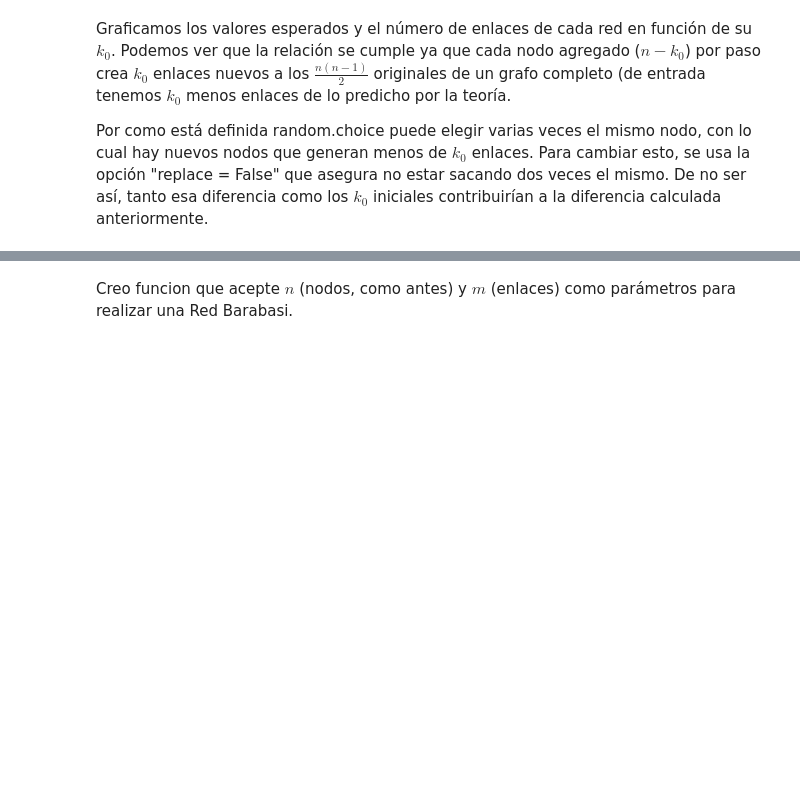
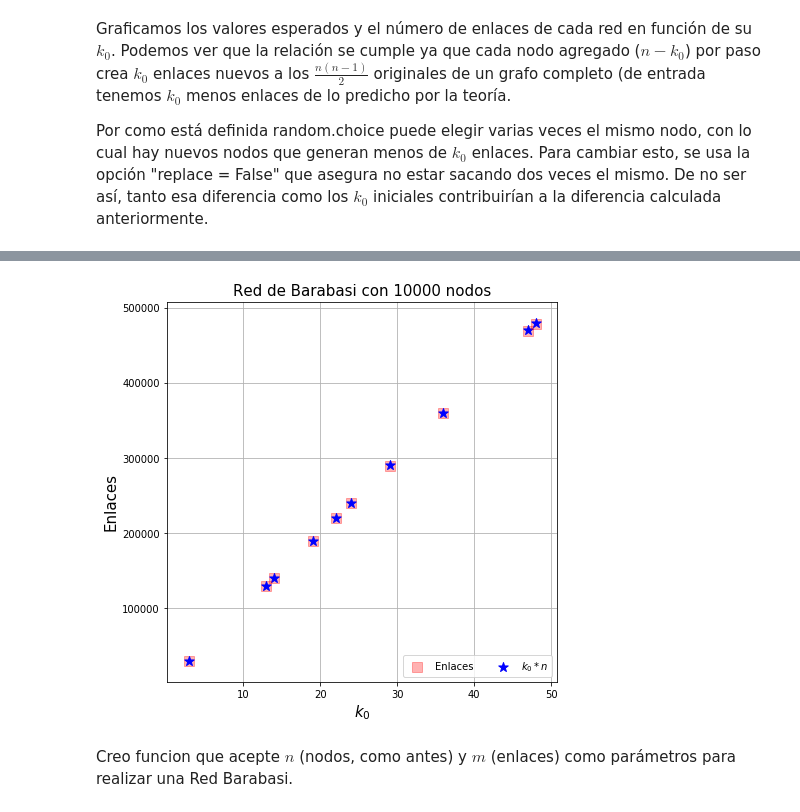
Before and after one commit to LunaKadysz/Redes, a Jupyter notebook: TPC_02/TPC_02_caro.ipynb, the cells around one changed output, grey strips where cells are left out. Saved outputs shown, nothing was run; the diff lists cells and outputs as text; code cells hidden in the pictures; blank space fills up the shorter version.

```diff
--- a/TPC_02/TPC_02_caro.ipynb
+++ b/TPC_02/TPC_02_caro.ipynb
@@ -234,17 +230,15 @@ Graficamos los valores esperados y el número de enlaces de cada red en función
 
 Por como está definida random.choice puede elegir varias veces el mismo nodo, con lo cual hay nuevos nodos que generan menos de $k_0$ enlaces. Para cambiar esto, se usa la opción "replace = False" que asegura no estar sacando dos veces el mismo. De no ser así, tanto esa diferencia como los $k_0$ iniciales contribuirían a la diferencia calculada anteriormente.
 # %%
-import matplotlib.pyplot as plt #esto se va cuando corramos todo
-
-fig, ax = plt.subplots()
-plt.xlabel('$k_0$')
-plt.ylabel('Enlaces')
-plt.title(f'Red de Barabasi con {n} nodos')
+fig, ax = plt.subplots(figsize = (7,7))
+plt.xlabel('$k_0$', size = 15)
+plt.ylabel('Enlaces',  horizontalalignment='right', x=1.0, y = 0.55, size = 15)
+plt.title(f'Red de Barabasi con {n} nodos', fontsize = 15)
 
 for key in m_dict.keys():
 
-    scatter1 = ax.scatter(key, m_dict[key][0], c = 'r', alpha = 1, marker = 's')
-    scatter2 = ax.scatter(key, key * n, c = 'b', alpha = 1, marker = '.')
+    scatter1 = ax.scatter(key, m_dict[key][0], c = 'r', alpha = 0.3, marker = 's', s = 100)
+    scatter2 = ax.scatter(key, key * n, c = 'b', alpha = 1, marker = '*', s = 100)
 
 ax.legend((scatter1, scatter2),
            ('Enlaces', '$k_0 * n$'),
@@ -253,5 +247,6 @@ ax.legend((scatter1, scatter2),
            ncol=3,
            fontsize=10)
 
+plt.grid()
 plt.show()
 # %% [output]
@@ -260,3 +253,4 @@ plt.show()
+[figure, added]
 # %% [markdown]
 Creo funcion que acepte $n$ (nodos, como antes) y $m$ (enlaces) como parámetros para realizar una Red Barabasi.
 # %%
```
Also changed, not shown: parts of 12 cells of this notebook.
